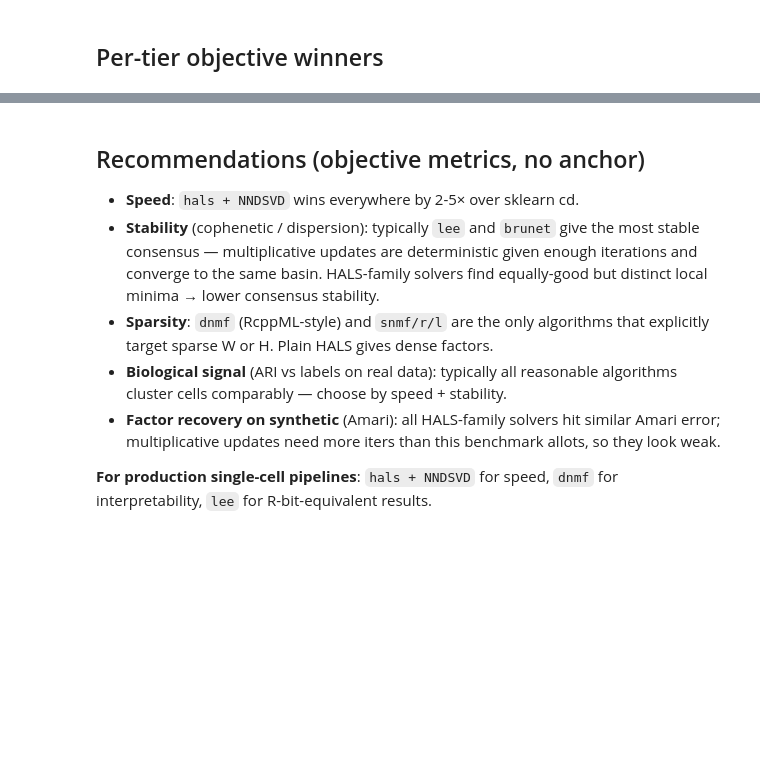
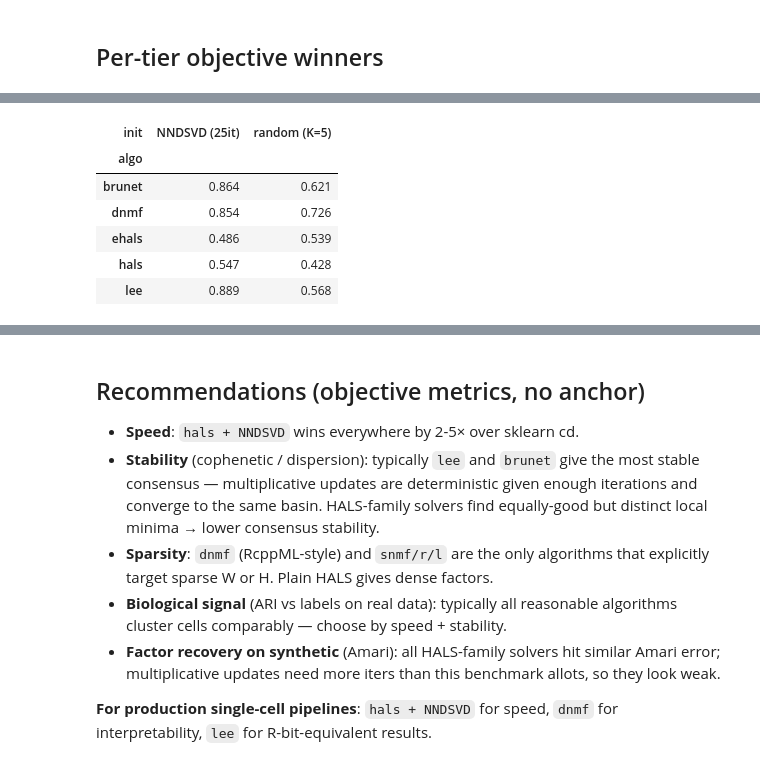
Before and after one commit to omicverse/rust-NMF, a Jupyter notebook: examples/benchmark_scaling.ipynb, the cells around one changed output, grey strips where cells are left out. Drawn from its saved outputs; the diff is of its cells as text; code cells hidden in the pictures; blank space fills up the shorter version.

```diff
--- a/examples/benchmark_scaling.ipynb
+++ b/examples/benchmark_scaling.ipynb
@@ -372,0 +430,11 @@ lowest Amari hals+NNDSVD (20it, K=1) 2.146043e-01
+# %%
+# Pivot: rows = algo, cols = init, cells = ARI
+init_df.pivot_table(index='algo', columns='init', values='ARI vs labels').round(3)
+# %% [output]
+| init | NNDSVD (25it) | random (K=5) |
+| algo |  |  |
+| brunet | 0.864 | 0.621 |
+| dnmf | 0.854 | 0.726 |
+| ehals | 0.486 | 0.539 |
+| hals | 0.547 | 0.428 |
+| lee | 0.889 | 0.568 |
```
Also changed, not shown: parts of 7 cells of this notebook, 2 other files.
